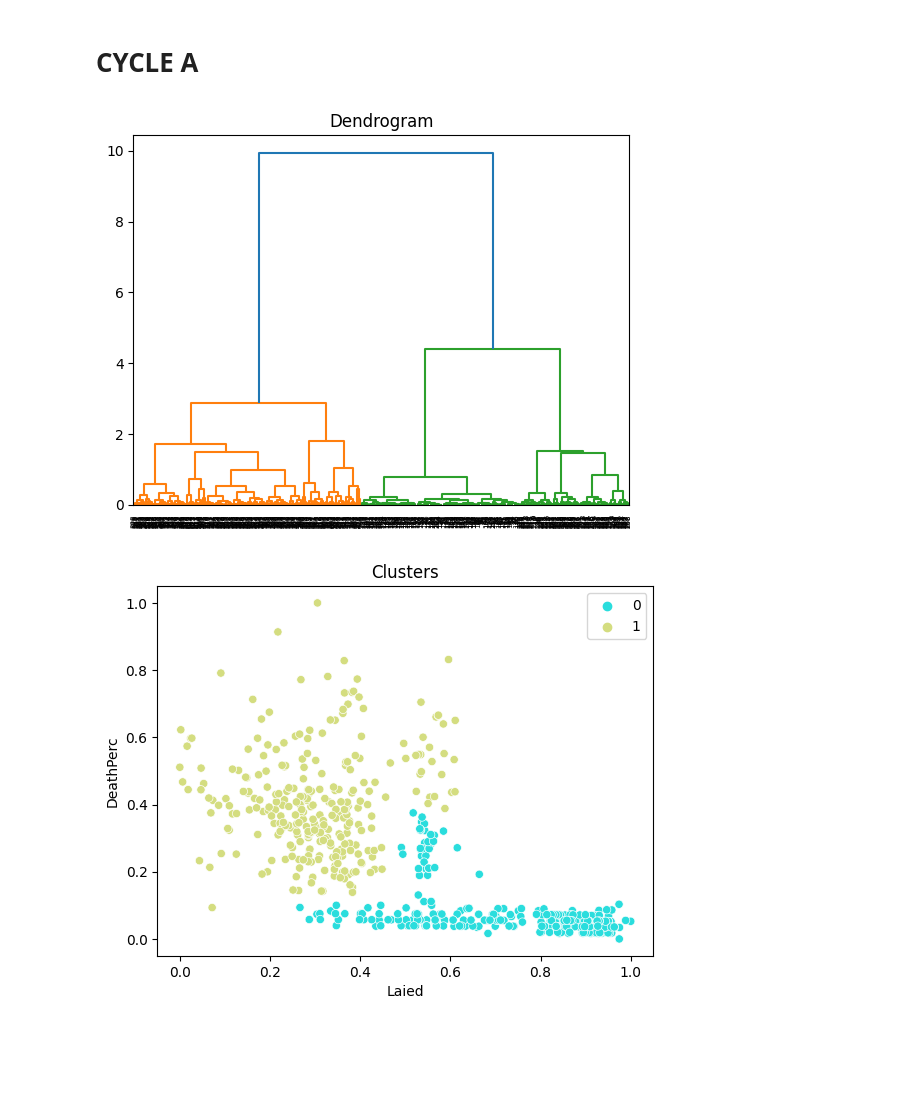
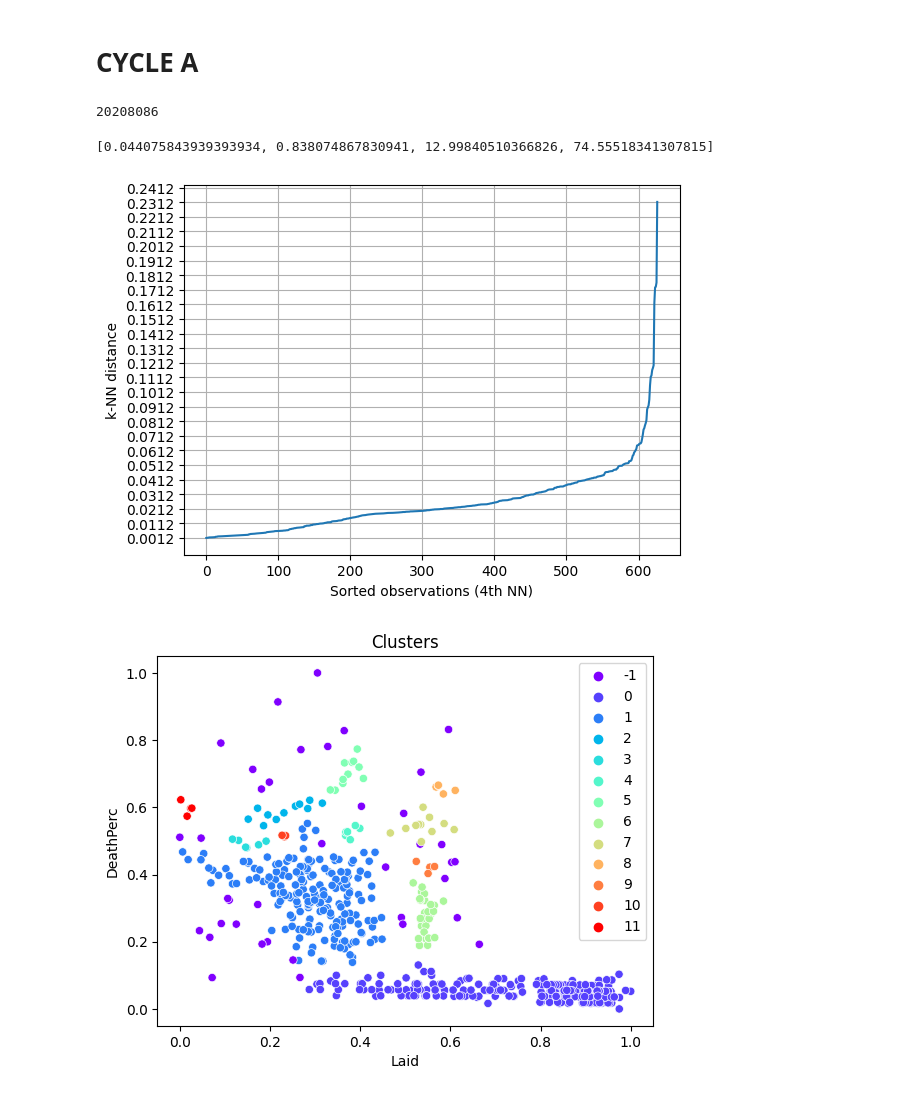
Before and after one commit to CanaliDavide/DASA--Project, a Jupyter notebook: Clustering/DataAnalisysA_Cluster.ipynb, the cells around one changed output. Saved outputs shown, nothing was run; the diff lists cells and outputs as text; code cells hidden in the pictures; blank space fills up the shorter version.

```diff
--- a/Clustering/DataAnalisysA_Cluster.ipynb
+++ b/Clustering/DataAnalisysA_Cluster.ipynb
@@ -11,3 +12,7 @@ import pandas as pd
 # CYCLE A
 # %%
 cycleA = pd.read_csv("../Data/Chickens data/WithMacro/CycleA-Clean.csv")
+# %%
+cycleA["Eggs"].sum()
+# %% [output]
+20208086
@@ -14,5 +43,11 @@ cycleA = pd.read_csv("../Data/Chickens data/WithMacro/CycleA-Clean.csv")
+# %%
+meansA
+# %% [output]
+[0.044075843939393934, 0.838074867830941, 12.99840510366826, 74.55518341307815]
+# %%
+cycleA = cycleA.rename(columns={"Laied": "Laid"})
 # %%
-label_h = ut.HierarchicalClutering(cycleA, ["Laied","DeathPerc"])
+label = ut.DensityClustering(cycleA, ["Laid", "DeathPerc"])
 # %% [output]
-[figure, old version]
+[figure, new version]
-[figure, old version]
+[figure, new version]
```
Also changed, not shown: parts of 5 cells of this notebook, 7 other files.
